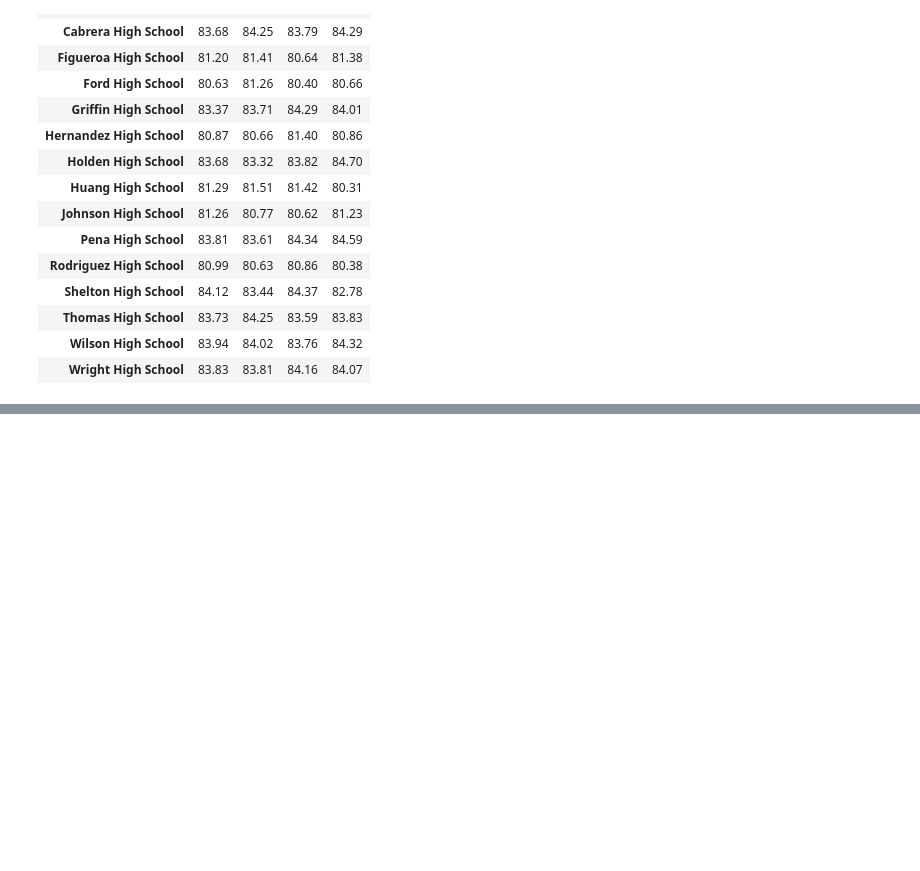
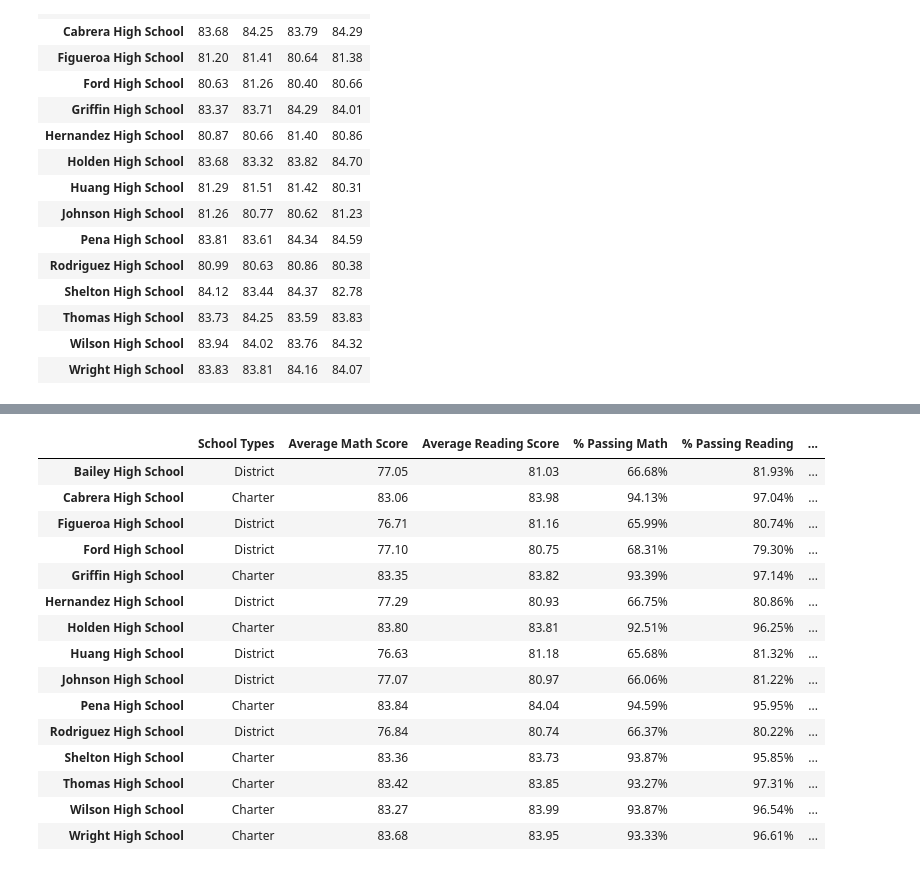
Before and after one commit to wjcutrone/High-School-Performance, a Jupyter notebook: PyCitySchools/PyCitySchools.ipynb, the cells around one changed output, grey strips where cells are left out. Drawn from its saved outputs; the diff is of its cells as text; code cells hidden in the pictures; blank space fills up the shorter version.

```diff
--- a/PyCitySchools/PyCitySchools.ipynb
+++ b/PyCitySchools/PyCitySchools.ipynb
@@ -292,0 +348,20 @@ reading_score_by_grade_df
+# %%
+school_type_df=school_summary_df[["School Types","Average Math Score","Average Reading Score","% Passing Math","% Passing Reading","% Passing Overall"]]
+school_type_df
+# %% [output]
+|  | School Types | Average Math Score | Average Reading Score | % Passing Math | % Passing Reading | ... |
+| Bailey High School | District | 77.05 | 81.03 | 66.68% | 81.93% | ... |
+| Cabrera High School | Charter | 83.06 | 83.98 | 94.13% | 97.04% | ... |
+| Figueroa High School | District | 76.71 | 81.16 | 65.99% | 80.74% | ... |
+| Ford High School | District | 77.10 | 80.75 | 68.31% | 79.30% | ... |
+| Griffin High School | Charter | 83.35 | 83.82 | 93.39% | 97.14% | ... |
+| Hernandez High School | District | 77.29 | 80.93 | 66.75% | 80.86% | ... |
+| Holden High School | Charter | 83.80 | 83.81 | 92.51% | 96.25% | ... |
+| Huang High School | District | 76.63 | 81.18 | 65.68% | 81.32% | ... |
+| Johnson High School | District | 77.07 | 80.97 | 66.06% | 81.22% | ... |
+| Pena High School | Charter | 83.84 | 84.04 | 94.59% | 95.95% | ... |
+| Rodriguez High School | District | 76.84 | 80.74 | 66.37% | 80.22% | ... |
+| Shelton High School | Charter | 83.36 | 83.73 | 93.87% | 95.85% | ... |
+| Thomas High School | Charter | 83.42 | 83.85 | 93.27% | 97.31% | ... |
+| Wilson High School | Charter | 83.27 | 83.99 | 93.87% | 96.54% | ... |
+| Wright High School | Charter | 83.68 | 83.95 | 93.33% | 96.61% | ... |
```
Also changed, not shown: parts of 4 cells of this notebook.
